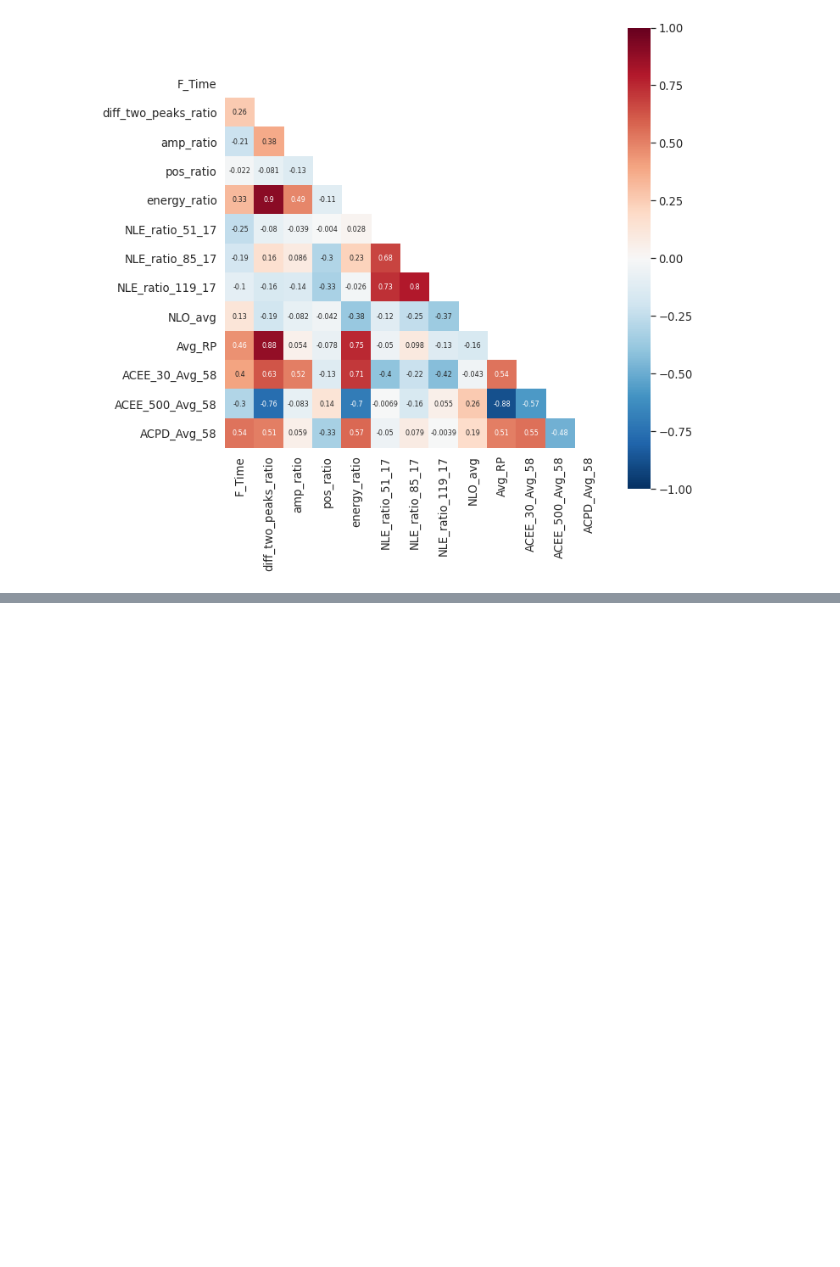
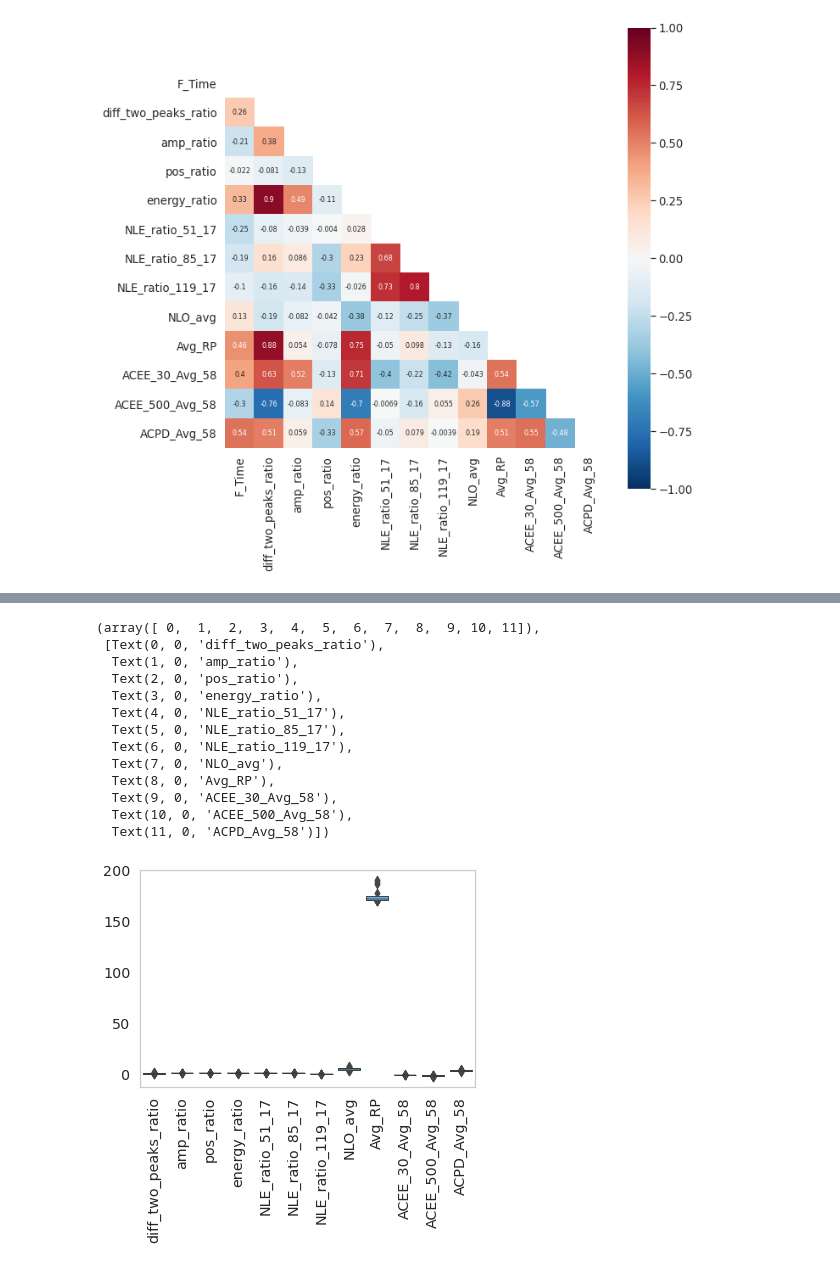
Before and after one commit to Marie-anneMawhin/Oct20_EPRI, a Jupyter notebook: Task3/NB/NB_data_exploration/Merge_corr_reg.ipynb, the cells around one changed output, grey strips where cells are left out. Cells and saved outputs as stored; diff of their text form; code cells hidden in the pictures; blank space fills up the shorter version.

```diff
--- a/Task3/NB/NB_data_exploration/Merge_corr_reg.ipynb
+++ b/Task3/NB/NB_data_exploration/Merge_corr_reg.ipynb
@@ -40,0 +71,18 @@ sns.pairplot(data.drop('Observed', axis=1), hue='NDE_cycle')
+# %%
+sns.boxenplot(data=data.drop(['Observed', 'NDE_cycle', 'F_Time'], axis=1))
+plt.xticks(rotation=90)
+# %% [output]
+(array([ 0,  1,  2,  3,  4,  5,  6,  7,  8,  9, 10, 11]),
+ [Text(0, 0, 'diff_two_peaks_ratio'),
+  Text(1, 0, 'amp_ratio'),
+  Text(2, 0, 'pos_ratio'),
+  Text(3, 0, 'energy_ratio'),
+  Text(4, 0, 'NLE_ratio_51_17'),
+  Text(5, 0, 'NLE_ratio_85_17'),
+  Text(6, 0, 'NLE_ratio_119_17'),
+  Text(7, 0, 'NLO_avg'),
+  Text(8, 0, 'Avg_RP'),
+  Text(9, 0, 'ACEE_30_Avg_58'),
+  Text(10, 0, 'ACEE_500_Avg_58'),
+  Text(11, 0, 'ACPD_Avg_58')])
+[figure, added]
```
Also changed, not shown: parts of 6 cells of this notebook.
